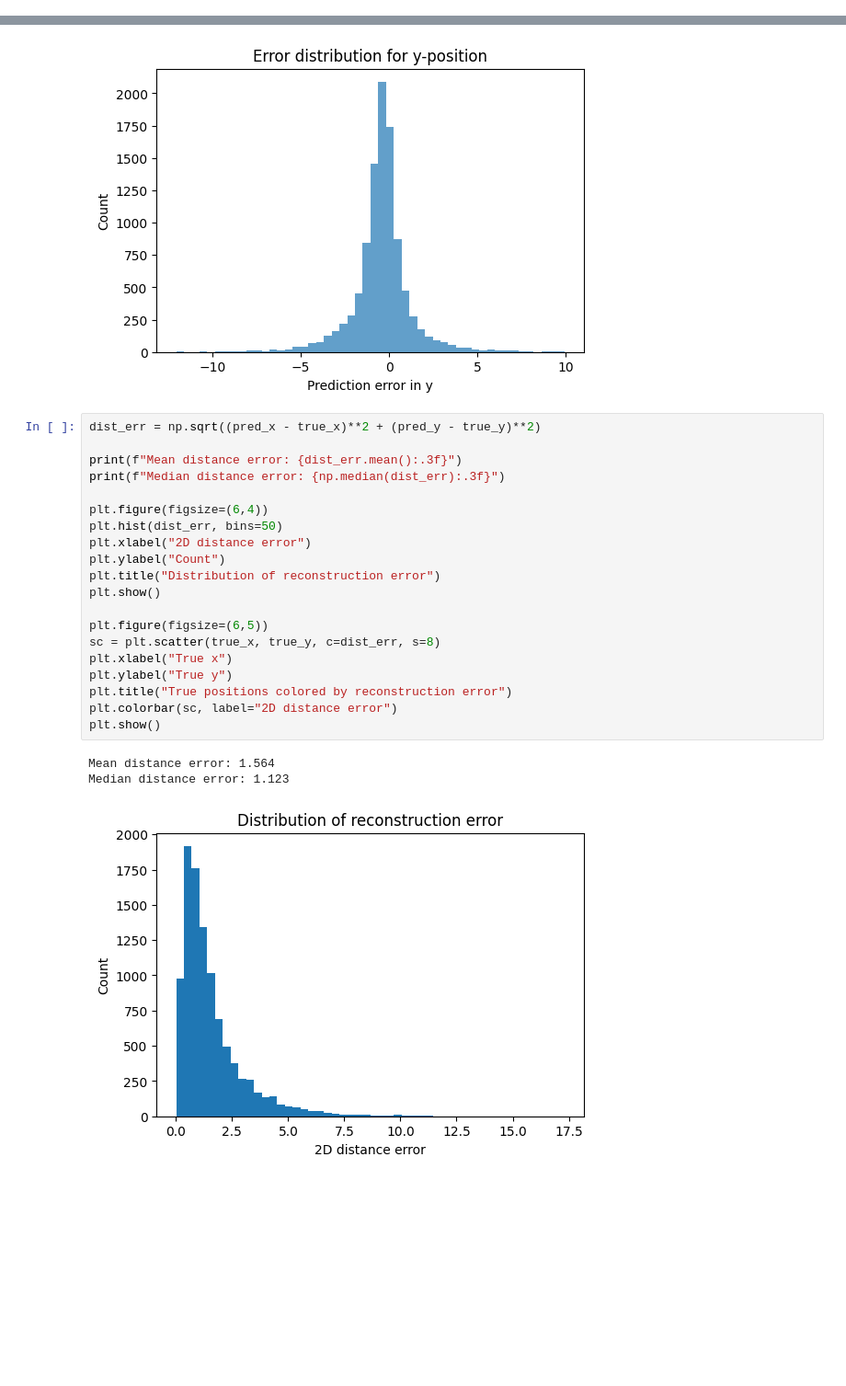
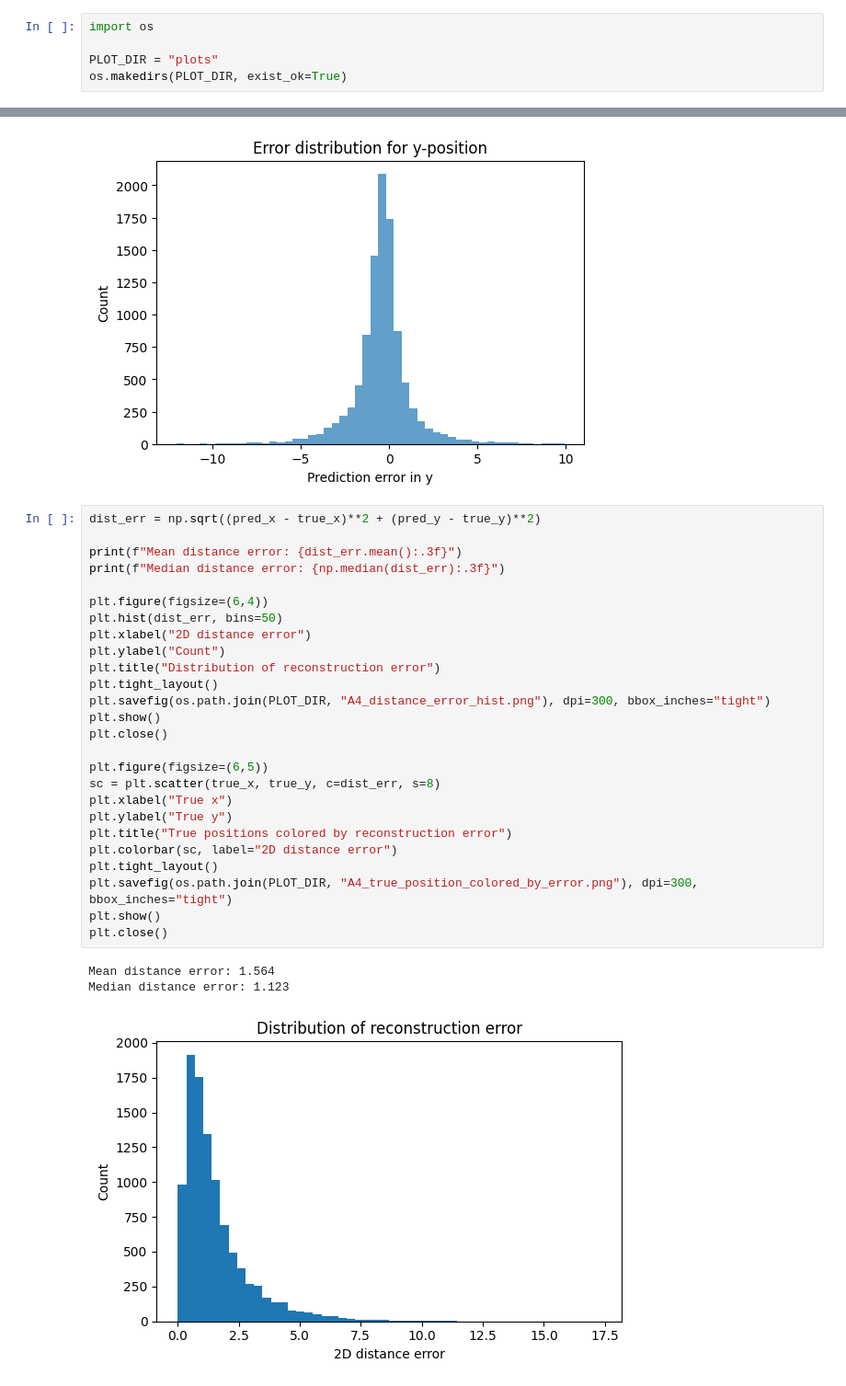
Before and after one commit to LukasStrandberg/advanced-deep-learning-physics-engineering, a Jupyter notebook: assigmnets/A4_GNN.ipynb, the cells around one changed output, grey strips where cells are left out. Shown at 92% size. Drawn from its saved outputs; the diff is of its cells as text; blank space fills up the shorter version.

```diff
--- a/assigmnets/A4_GNN.ipynb
+++ b/assigmnets/A4_GNN.ipynb
@@ -414,6 +414,11 @@ print(f"ypos: RMSE={rmse_y:.3f}, MAE={mae_y:.3f}, R2={r2_y:.3f}")
 Test loss: 0.09107784969057396
 xpos: RMSE=1.284, MAE=0.866, R2=0.934
 ypos: RMSE=1.692, MAE=1.112, R2=0.884
+# %%
+import os
+
+PLOT_DIR = "plots"
+os.makedirs(PLOT_DIR, exist_ok=True)
 # %%
 plt.figure(figsize=(6,4))
 plt.plot(train_losses, label="Train")
@@ -472,24 +480,30 @@ plt.show()
 # %%
 dist_err = np.sqrt((pred_x - true_x)**2 + (pred_y - true_y)**2)
 
 print(f"Mean distance error: {dist_err.mean():.3f}")
 print(f"Median distance error: {np.median(dist_err):.3f}")
 
 plt.figure(figsize=(6,4))
 plt.hist(dist_err, bins=50)
 plt.xlabel("2D distance error")
 plt.ylabel("Count")
 plt.title("Distribution of reconstruction error")
+plt.tight_layout()
+plt.savefig(os.path.join(PLOT_DIR, "A4_distance_error_hist.png"), dpi=300, bbox_inches="tight")
 plt.show()
+plt.close()
 
 plt.figure(figsize=(6,5))
 sc = plt.scatter(true_x, true_y, c=dist_err, s=8)
 plt.xlabel("True x")
 plt.ylabel("True y")
 plt.title("True positions colored by reconstruction error")
 plt.colorbar(sc, label="2D distance error")
+plt.tight_layout()
+plt.savefig(os.path.join(PLOT_DIR, "A4_true_position_colored_by_error.png"), dpi=300, bbox_inches="tight")
 plt.show()
+plt.close()
 # %% [output]
 Mean distance error: 1.564
 Median distance error: 1.123
-[figure, old version]
+[figure, new version]
```
Also changed, not shown: parts of 2 cells of this notebook.
